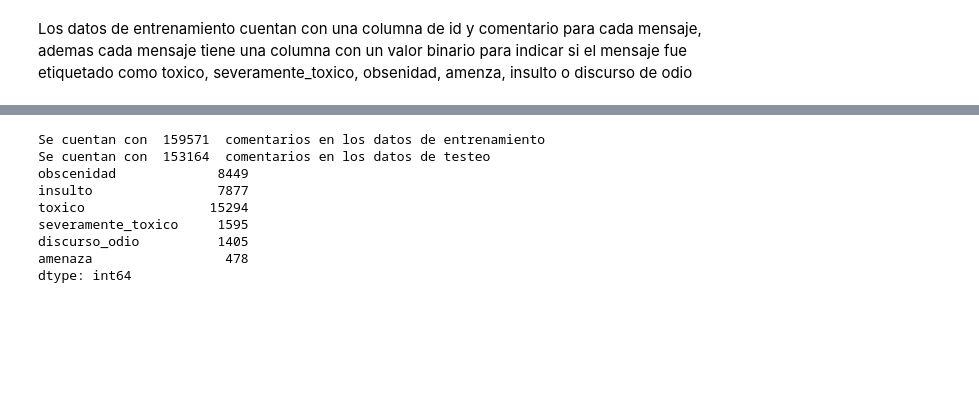
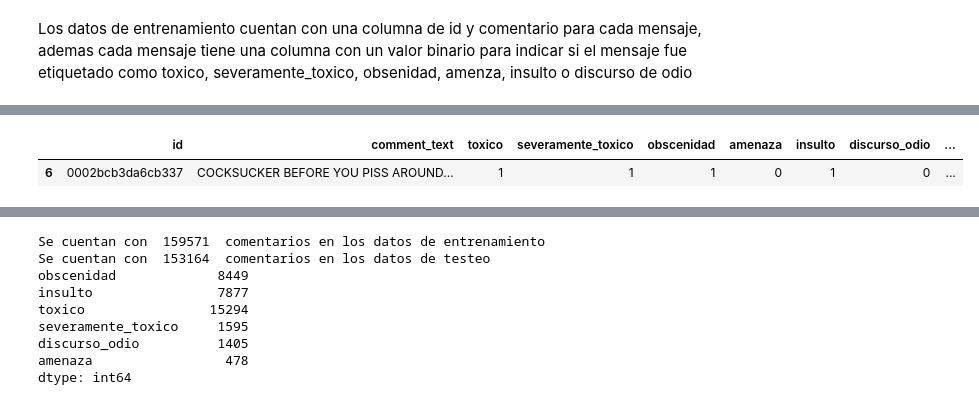
Before and after one commit to luisenerio/ProcesamientoDatosLuisLopezNerio1487280, a Jupyter notebook: Miniproyecto/Miniproyecto.ipynb, the cells around one changed output, grey strips where cells are left out. Cells and saved outputs as stored; diff of their text form; code cells hidden in the pictures; blank space fills up the shorter version.

```diff
--- a/Miniproyecto/Miniproyecto.ipynb
+++ b/Miniproyecto/Miniproyecto.ipynb
@@ -38,0 +51,5 @@ Length: 159571, dtype: int64
+# %%
+Train_df[Train_df.numero_etiquetas >1].head(1)
+# %% [output]
+|  | id | comment_text | toxico | severamente_toxico | obscenidad | amenaza | insulto | discurso_odio | ... |
+| 6 | 0002bcb3da6cb337 | COCKSUCKER BEFORE YOU PISS AROUND... | 1 | 1 | 1 | 0 | 1 | 0 | ... |
```
Also changed, not shown: parts of 15 cells of this notebook.
